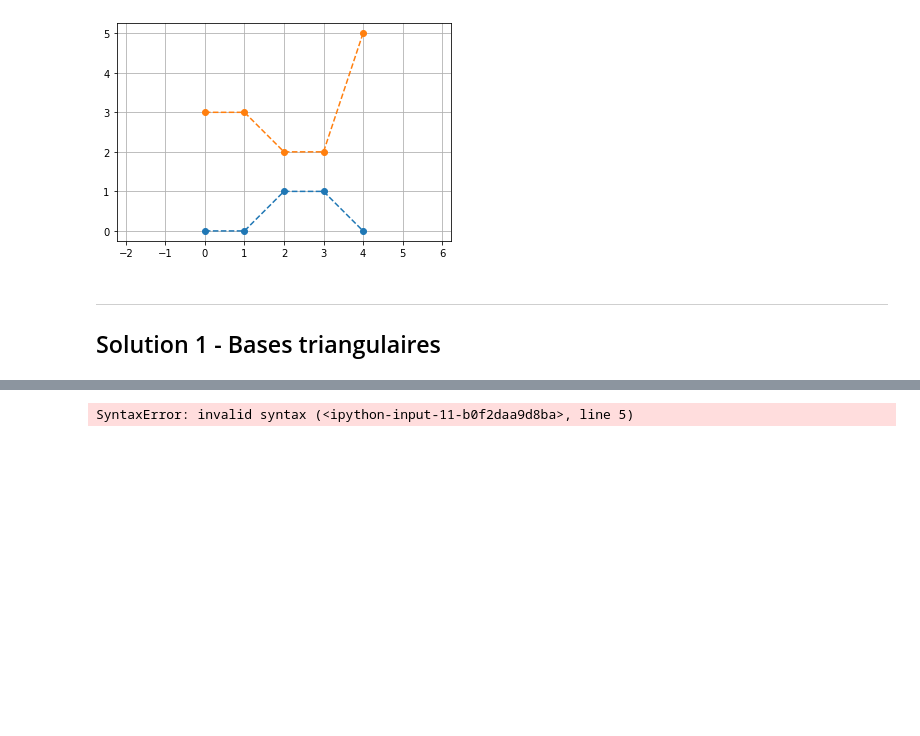
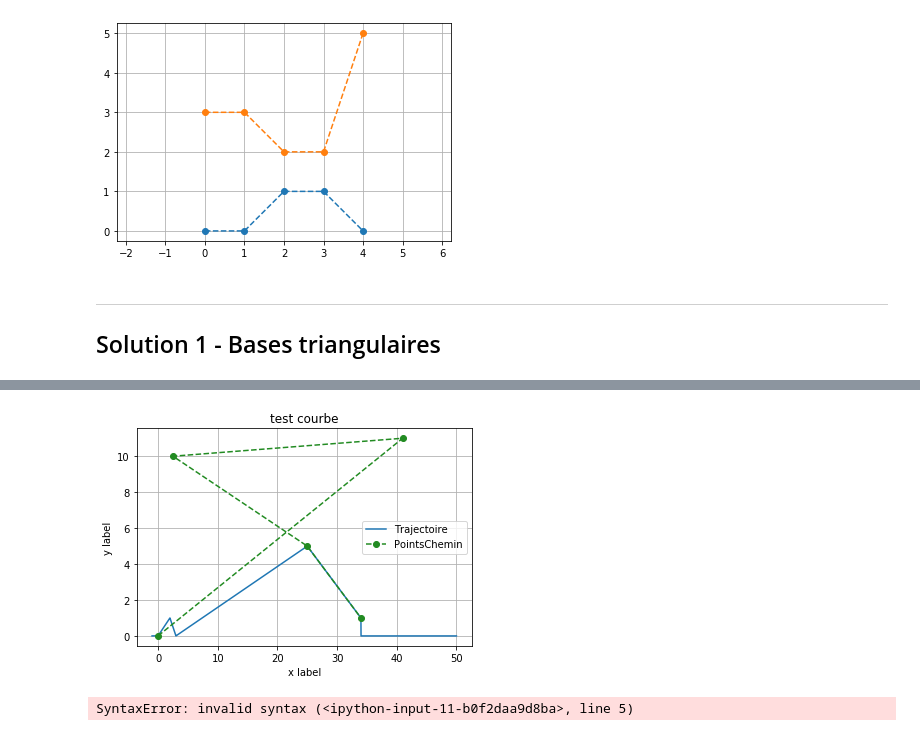
Before and after one commit to JulienNonin/error-btw-trajectories, a Jupyter notebook: Sol0-Basis.ipynb, the cells around one changed output, grey strips where cells are left out. Drawn from its saved outputs; the diff is of its cells as text; code cells hidden in the pictures; blank space fills up the shorter version.

```diff
--- a/Sol0-Basis.ipynb
+++ b/Sol0-Basis.ipynb
@@ -50,0 +77,32 @@ IndexError: index 5 is out of bounds for axis 0 with size 5
+# %%
+def fonctionEng(x,T):
+    for i in range(len(T)-1):
+        if x> T[:,0][i] and x< T[:,0][i+1]:
+            return droite (x,T[i],T[i+1])
+        elif x==T[:,0][i]:
+            return T[i][1]
+    return 0
+
+T=np.array([[0,0],[2,1],[3,0],[25,5],[34,1]])
+C=np.array([[0,0],[41,11],[2.5,10],[25,5],[34,1]])
+
+X = np.linspace(-1, 50, 10000)
+
+Y1=[[fonctionEng(x,T)] for x in X]
+Y2=[[fonctionEng(x,C)] for x in X]
+
+plt.plot(X, Y1, label='Trajectoire')
+#plt.plot(X, Y2, label='Chemin')
+
+#plt.plot(T[:,0], T[:,1], label='PointsTrajectoire',)
+plt.plot(C[:,0], C[:,1], '--o',color="forestgreen", label='PointsChemin')
+
+
+plt.xlabel('x label')
+plt.ylabel('y label')
+plt.legend()
+plt.grid()
+plt.title("test courbe")
+plt.show()
+# %% [output]
+[figure, added]
```
Also changed, not shown: parts of 5 cells of this notebook.
